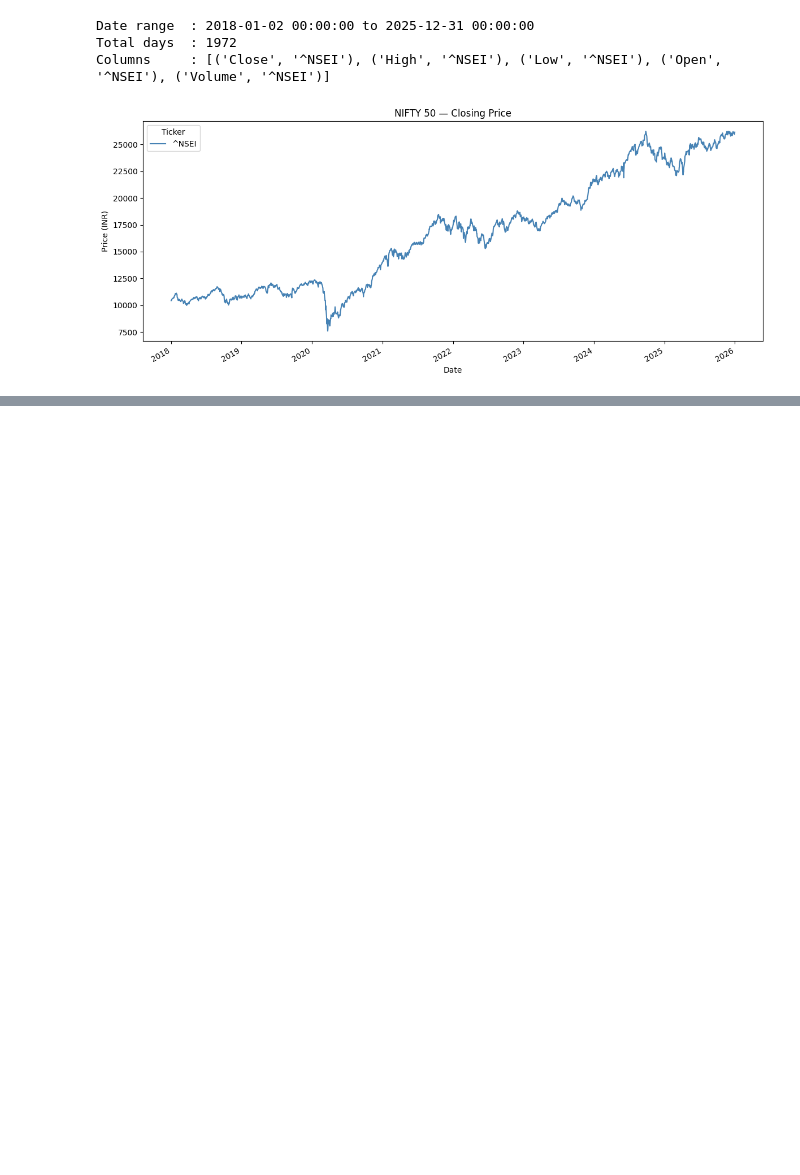
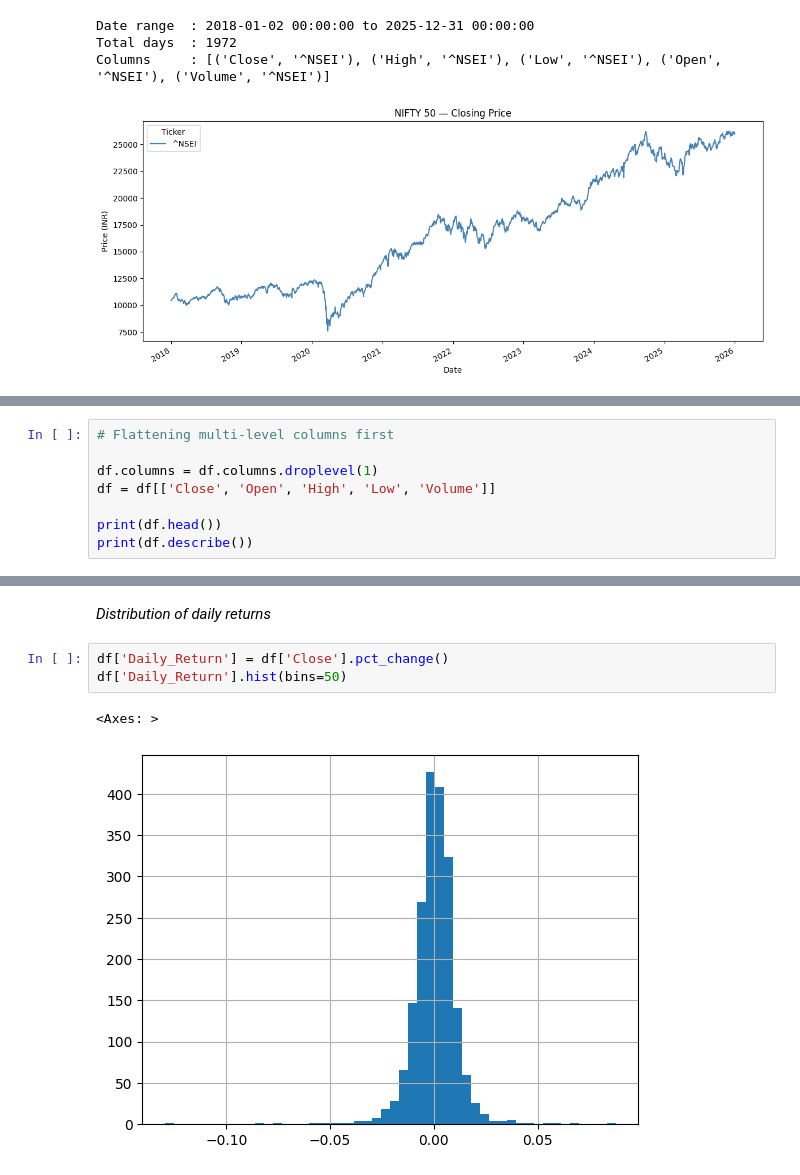
Before and after one commit to aparna-2001/nifty50-stock-price-forecasting, a Jupyter notebook: Data_collection_EDA_Decomposition.ipynb, the cells around one changed output, grey strips where cells are left out. Cells and saved outputs as stored; diff of their text form; blank space fills up the shorter version.

```diff
--- a/Data_collection_EDA_Decomposition.ipynb
+++ b/Data_collection_EDA_Decomposition.ipynb
@@ -62,0 +52,8 @@ df.head()
+# %%
+# Flattening multi-level columns first
+
+df.columns = df.columns.droplevel(1)
+df = df[['Close', 'Open', 'High', 'Low', 'Volume']]
+
+print(df.head())
+print(df.describe())
@@ -62,0 +77,8 @@ df.head()
+# %% [markdown]
+*Distribution of daily returns*
+# %%
+df['Daily_Return'] = df['Close'].pct_change()
+df['Daily_Return'].hist(bins=50)
+# %% [output]
+<Axes: >
+[figure, added]
```
Also changed, not shown: parts of 11 cells of this notebook.
